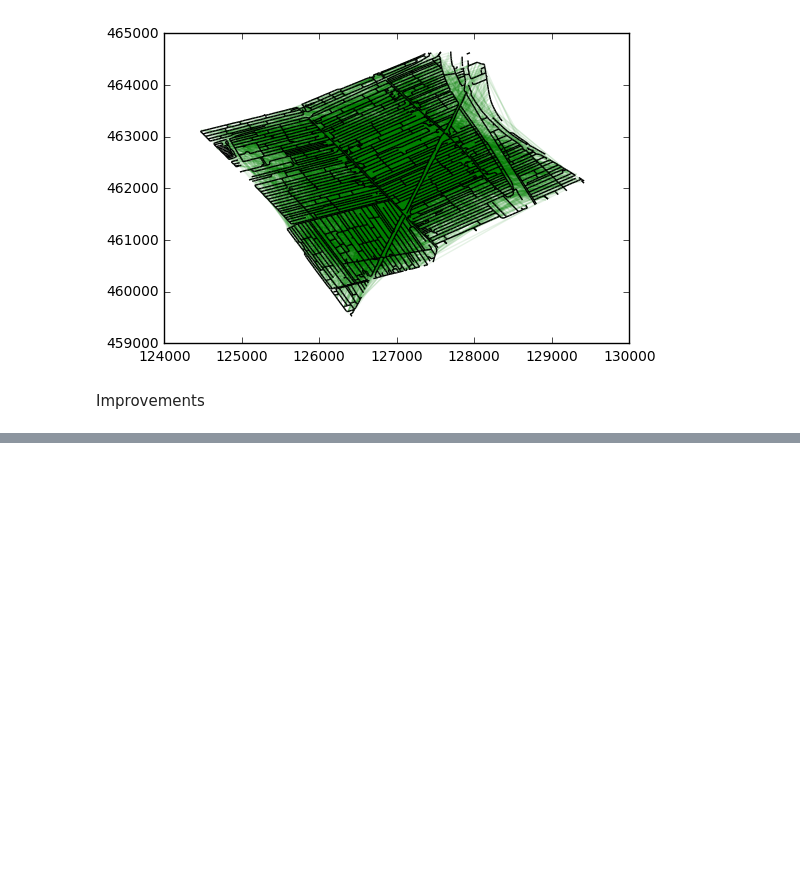
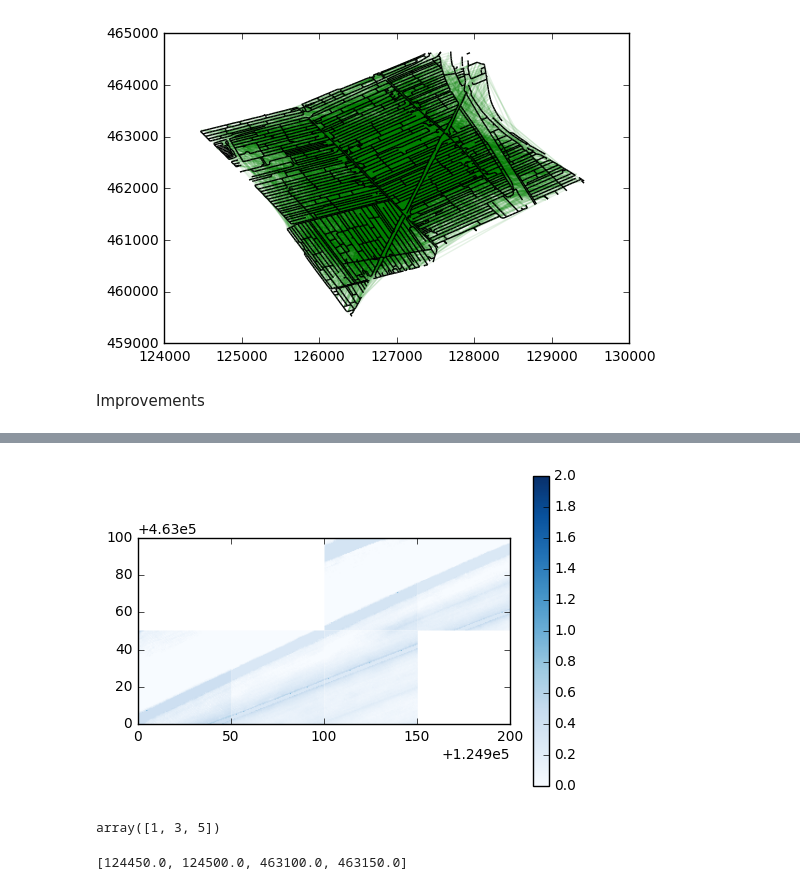
Before and after one commit to openearth/notebooks, a Jupyter notebook: kockengen.ipynb, the cells around one changed output, grey strips where cells are left out. Cells and saved outputs as stored; diff of their text form; code cells hidden in the pictures; blank space fills up the shorter version.

```diff
--- a/kockengen.ipynb
+++ b/kockengen.ipynb
@@ -369,0 +374,22 @@ ax.set_ylim(*bounds_y)
+# %%
+fig, ax = plt.subplots()
+for cell in (4936, 4924, 4937, 4948, 4925):
+    # ax.imshow(tables.ix[cell]['dem'], interpolation='none', extent=tables.ix[cell]['extent'], vmin=-5, vmax=5)
+    wl = subgrid_waterdepth(cell, dem=dem, grid=grid, data=data, correction=0, tables=tables)
+    im = ax.imshow(wl, extent=tables.ix[cell]['extent'], vmin=0, vmax=2, cmap='Blues')
+    dem_i = tables.ix[cell]['dem']
+    pixel_area = dem['dxp'] * dem['dyp']
+plt.colorbar(im, ax=ax)
+ax.autoscale()
+# %% [output]
+[figure, added]
+# %%
+bins = [-2, -1, 0, 1]
+n = [1, 2, 2]
+np.cumsum(np.diff(bins) * n * 1)
+# %% [output]
+array([1, 3, 5])
+# %%
+extent
+# %% [output]
+[124450.0, 124500.0, 463100.0, 463150.0]
```
Also changed, not shown: parts of 5 cells of this notebook.
